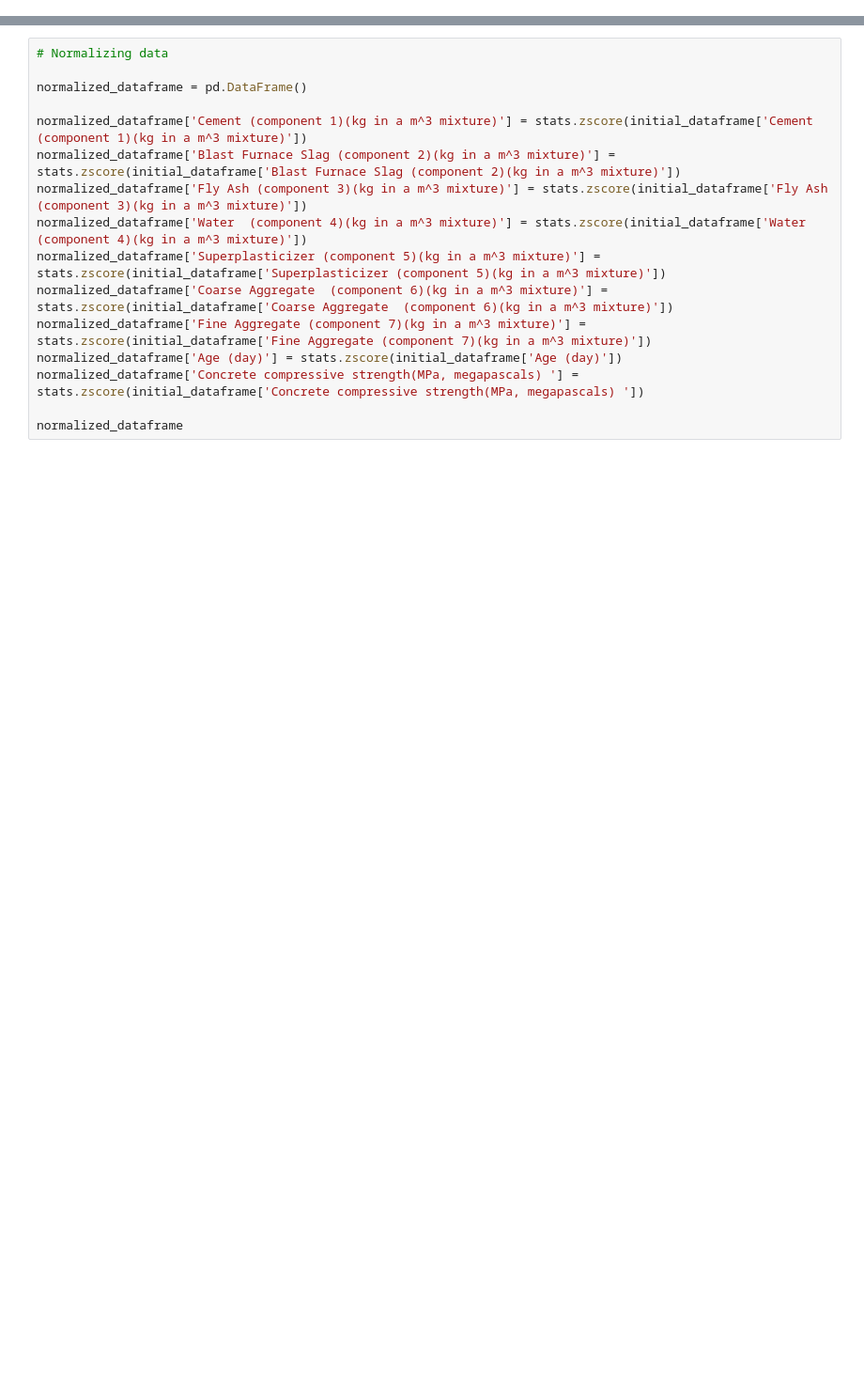
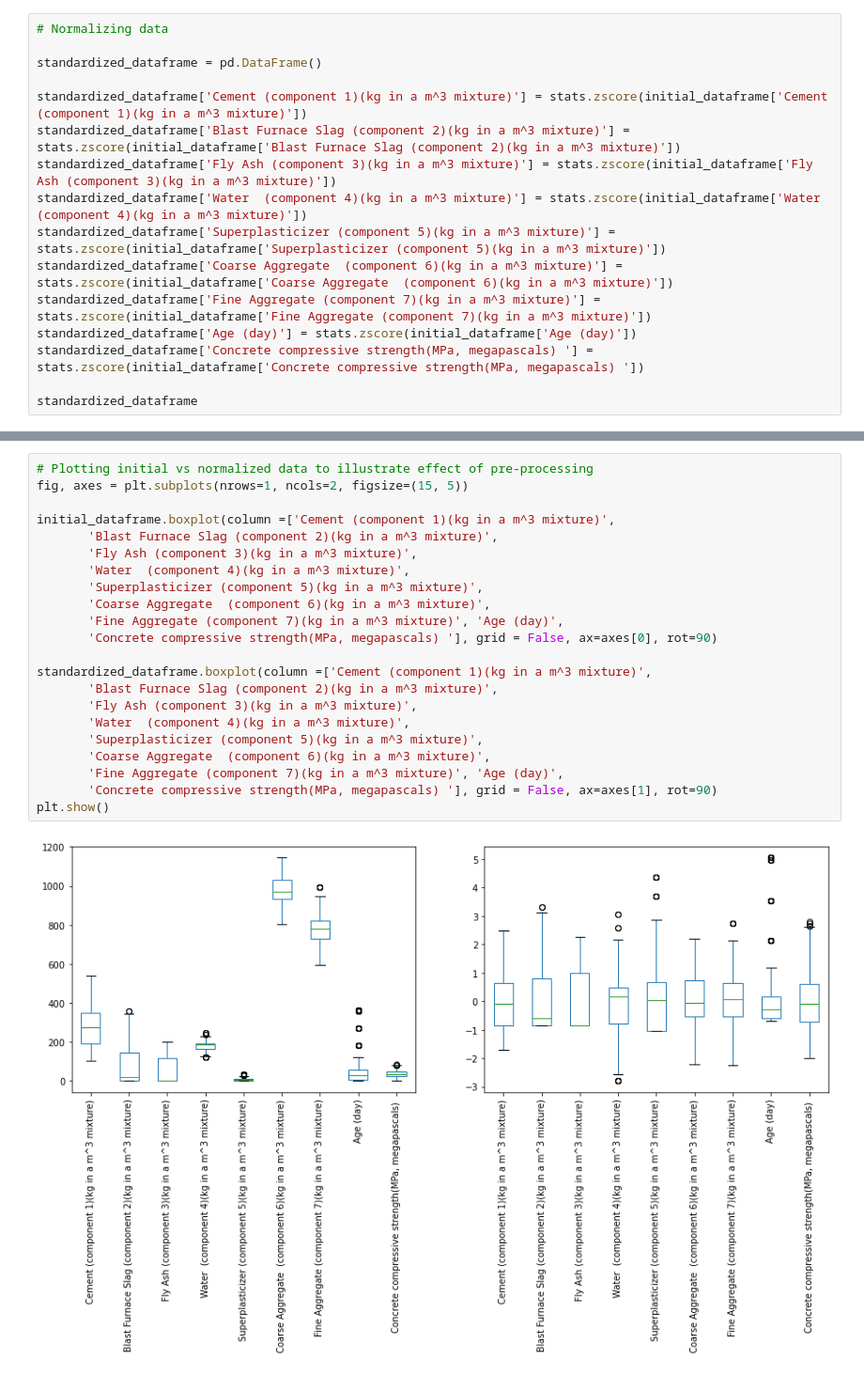
Before and after one commit to whambamleo/linear-and-multivariate-regression, a Jupyter notebook: linear-and-multivariate-regression.ipynb, the cells around one changed output, grey strips where cells are left out. Shown at 94% size. Drawn from its saved outputs; the diff is of its cells as text; blank space fills up the shorter version.

```diff
--- a/linear-and-multivariate-regression.ipynb
+++ b/linear-and-multivariate-regression.ipynb
@@ -11,0 +39,16 @@ initial_dataframe.columns.values
+# %%
+# Normalizing data
+
+standardized_dataframe = pd.DataFrame()
+
+standardized_dataframe['Cement (component 1)(kg in a m^3 mixture)'] = stats.zscore(initial_dataframe['Cement (component 1)(kg in a m^3 mixture)'])
+standardized_dataframe['Blast Furnace Slag (component 2)(kg in a m^3 mixture)'] = stats.zscore(initial_dataframe['Blast Furnace Slag (component 2)(kg in a m^3 mixture)'])
+standardized_dataframe['Fly Ash (component 3)(kg in a m^3 mixture)'] = stats.zscore(initial_dataframe['Fly Ash (component 3)(kg in a m^3 mixture)'])
+standardized_dataframe['Water  (component 4)(kg in a m^3 mixture)'] = stats.zscore(initial_dataframe['Water  (component 4)(kg in a m^3 mixture)'])
+standardized_dataframe['Superplasticizer (component 5)(kg in a m^3 mixture)'] = stats.zscore(initial_dataframe['Superplasticizer (component 5)(kg in a m^3 mixture)'])
+standardized_dataframe['Coarse Aggregate  (component 6)(kg in a m^3 mixture)'] = stats.zscore(initial_dataframe['Coarse Aggregate  (component 6)(kg in a m^3 mixture)'])
+standardized_dataframe['Fine Aggregate (component 7)(kg in a m^3 mixture)'] = stats.zscore(initial_dataframe['Fine Aggregate (component 7)(kg in a m^3 mixture)'])
+standardized_dataframe['Age (day)'] = stats.zscore(initial_dataframe['Age (day)'])
+standardized_dataframe['Concrete compressive strength(MPa, megapascals) '] = stats.zscore(initial_dataframe['Concrete compressive strength(MPa, megapascals) '])
+
+standardized_dataframe
@@ -15,16 +73,24 @@ init_profile = ProfileReport(initial_dataframe, title="Concrete Compressive Stre
 # %%
-# Normalizing data
+# Plotting initial vs normalized data to illustrate effect of pre-processing
+fig, axes = plt.subplots(nrows=1, ncols=2, figsize=(15, 5))
 
-normalized_dataframe = pd.DataFrame()
+initial_dataframe.boxplot(column =['Cement (component 1)(kg in a m^3 mixture)',
+       'Blast Furnace Slag (component 2)(kg in a m^3 mixture)',
+       'Fly Ash (component 3)(kg in a m^3 mixture)',
+       'Water  (component 4)(kg in a m^3 mixture)',
+       'Superplasticizer (component 5)(kg in a m^3 mixture)',
+       'Coarse Aggregate  (component 6)(kg in a m^3 mixture)',
+       'Fine Aggregate (component 7)(kg in a m^3 mixture)', 'Age (day)',
+       'Concrete compressive strength(MPa, megapascals) '], grid = False, ax=axes[0], rot=90)
 
-normalized_dataframe['Cement (component 1)(kg in a m^3 mixture)'] = stats.zscore(initial_dataframe['Cement (component 1)(kg in a m^3 mixture)'])
-normalized_dataframe['Blast Furnace Slag (component 2)(kg in a m^3 mixture)'] = stats.zscore(initial_dataframe['Blast Furnace Slag (component 2)(kg in a m^3 mixture)'])
-normalized_dataframe['Fly Ash (component 3)(kg in a m^3 mixture)'] = stats.zscore(initial_dataframe['Fly Ash (component 3)(kg in a m^3 mixture)'])
-normalized_dataframe['Water  (component 4)(kg in a m^3 mixture)'] = stats.zscore(initial_dataframe['Water  (component 4)(kg in a m^3 mixture)'])
-normalized_dataframe['Superplasticizer (component 5)(kg in a m^3 mixture)'] = stats.zscore(initial_dataframe['Superplasticizer (component 5)(kg in a m^3 mixture)'])
-normalized_dataframe['Coarse Aggregate  (component 6)(kg in a m^3 mixture)'] = stats.zscore(initial_dataframe['Coarse Aggregate  (component 6)(kg in a m^3 mixture)'])
-normalized_dataframe['Fine Aggregate (component 7)(kg in a m^3 mixture)'] = stats.zscore(initial_dataframe['Fine Aggregate (component 7)(kg in a m^3 mixture)'])
-normalized_dataframe['Age (day)'] = stats.zscore(initial_dataframe['Age (day)'])
-normalized_dataframe['Concrete compressive strength(MPa, megapascals) '] = stats.zscore(initial_dataframe['Concrete compressive strength(MPa, megapascals) '])
-
-normalized_dataframe
+standardized_dataframe.boxplot(column =['Cement (component 1)(kg in a m^3 mixture)',
+       'Blast Furnace Slag (component 2)(kg in a m^3 mixture)',
+       'Fly Ash (component 3)(kg in a m^3 mixture)',
+       'Water  (component 4)(kg in a m^3 mixture)',
+       'Superplasticizer (component 5)(kg in a m^3 mixture)',
+       'Coarse Aggregate  (component 6)(kg in a m^3 mixture)',
+       'Fine Aggregate (component 7)(kg in a m^3 mixture)', 'Age (day)',
+       'Concrete compressive strength(MPa, megapascals) '], grid = False, ax=axes[1], rot=90)
+plt.show()
+# %% [output]
+[figure, added]
```
Also changed, not shown: parts of 55 cells of this notebook, 2 other files.
